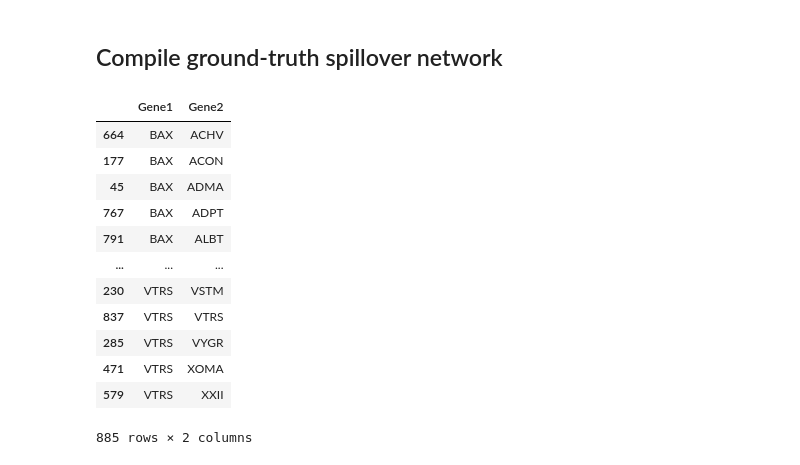
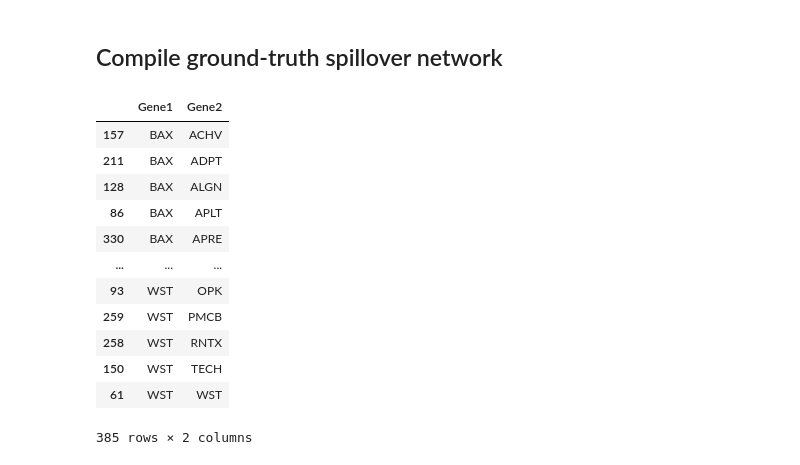
Before and after one commit to calebclayreagor/DELAY-finance, a Jupyter notebook: notebooks/ground-truth-network.ipynb, the cells around one changed output. Saved outputs shown, nothing was run; the diff lists cells and outputs as text; code cells hidden in the pictures.

```diff
--- a/notebooks/ground-truth-network.ipynb
+++ b/notebooks/ground-truth-network.ipynb
@@ -247,4 +135,0 @@ recalls_symbols
-# %%
-recalls_events = recalls_events.join(other = recalls_symbols,
-                    on = 'recalling_firm_name', how = 'inner')
-recalls_events
@@ -351,7 +155,7 @@ See the caveats in the documentation: https://pandas.pydata.org/pandas-docs/stab
 # %%
 # deduplicate events per-symbol in a 1-week period
-recalls_events = (recalls_events.groupby(
-    ['Symbol', pd.Grouper(key = 'market_impact_date', freq = 'W')])
-    .last().reset_index().set_index(colnames[0]))
+by = ['Symbol', pd.Grouper(key = 'market_impact_date', freq = 'W')]
+recalls_events = recalls_events.groupby(by).min().reset_index().set_index('event_id')
+recalls_events.sort_values('market_impact_date', ascending = False, inplace = True)
 recalls_events
 # %% [output]
@@ -376,4 +179,0 @@ recalls_events
-# %%
-# keep symbols with multiple events
-msk = recalls_events.duplicated('Symbol', keep = False)
-recalls_events = recalls_events.loc[msk]; recalls_events
@@ -399,37 +180,33 @@ recalls_events = recalls_events.loc[msk]; recalls_events
 # %% [markdown]
 ## Compile ground-truth spillover network
 # %%
-days_window, edgelist = 3, list()
-in_symbols = nasdaq_health.Symbol.copy()
-in_symbols = in_symbols.loc[in_symbols.isin(R.columns)]
+days_window, edgelist = 7, list()
 for ix in recalls_events.index:
     symbol_i = recalls_events.loc[ix].Symbol
-    win_start = recalls_events.loc[ix].market_impact_date
-    win_end = win_start + pd.Timedelta(days = days_window)
-    bl_start = win_start - pd.Timedelta(days = days_baseline)
-    Rwin = R.loc[win_start : win_end, in_symbols]
-    Rbl = R.loc[bl_start : win_start, in_symbols]
-    z = (Rwin - Rbl.mean(0)) / Rbl.std(0)
-    symbols_j = ((abs(z) > z_thresh).sum(0) > 0)
-    symbols_j = symbols_j.index[symbols_j].tolist() + [symbol_i]
+    start = recalls_events.loc[ix].market_impact_date
+    end = start + pd.Timedelta(days = days_window)
+    events_i = events.loc[start : end]
+    msk_j = ((events_i.abs() > 0).sum(0) > 0)
+    symbols_j = [symbol_i] + events.columns[msk_j].tolist()
     edgelist.extend([(symbol_i, j) for j in symbols_j])
 edgelist = list(set(edgelist))
 # %%
+outdir = os.path.join('..', 'DELAY', 'recalls-spillover-data')
 refNetwork = pd.DataFrame(edgelist, columns = ['Gene1', 'Gene2'])
 refNetwork.sort_values(['Gene1', 'Gene2'], inplace = True)
-refNetwork.to_csv(os.path.join('..', 'DELAY-dataset', 'refNetwork.csv'), index = False)
+refNetwork.to_csv(os.path.join(outdir, 'refNetwork.csv'), index = False)
 refNetwork
 # %% [output]
 |  | Gene1 | Gene2 |
-| 664 | BAX | ACHV |
-| 177 | BAX | ACON |
-| 45 | BAX | ADMA |
-| 767 | BAX | ADPT |
-| 791 | BAX | ALBT |
+| 157 | BAX | ACHV |
+| 211 | BAX | ADPT |
+| 128 | BAX | ALGN |
+| 86 | BAX | APLT |
+| 330 | BAX | APRE |
 | ... | ... | ... |
-| 230 | VTRS | VSTM |
-| 837 | VTRS | VTRS |
-| 285 | VTRS | VYGR |
-| 471 | VTRS | XOMA |
-| 579 | VTRS | XXII |
+| 93 | WST | OPK |
+| 259 | WST | PMCB |
+| 258 | WST | RNTX |
+| 150 | WST | TECH |
+| 61 | WST | WST |
-885 rows × 2 columns
+385 rows × 2 columns
```
Also changed, not shown: parts of 26 cells of this notebook, 52 other files.
